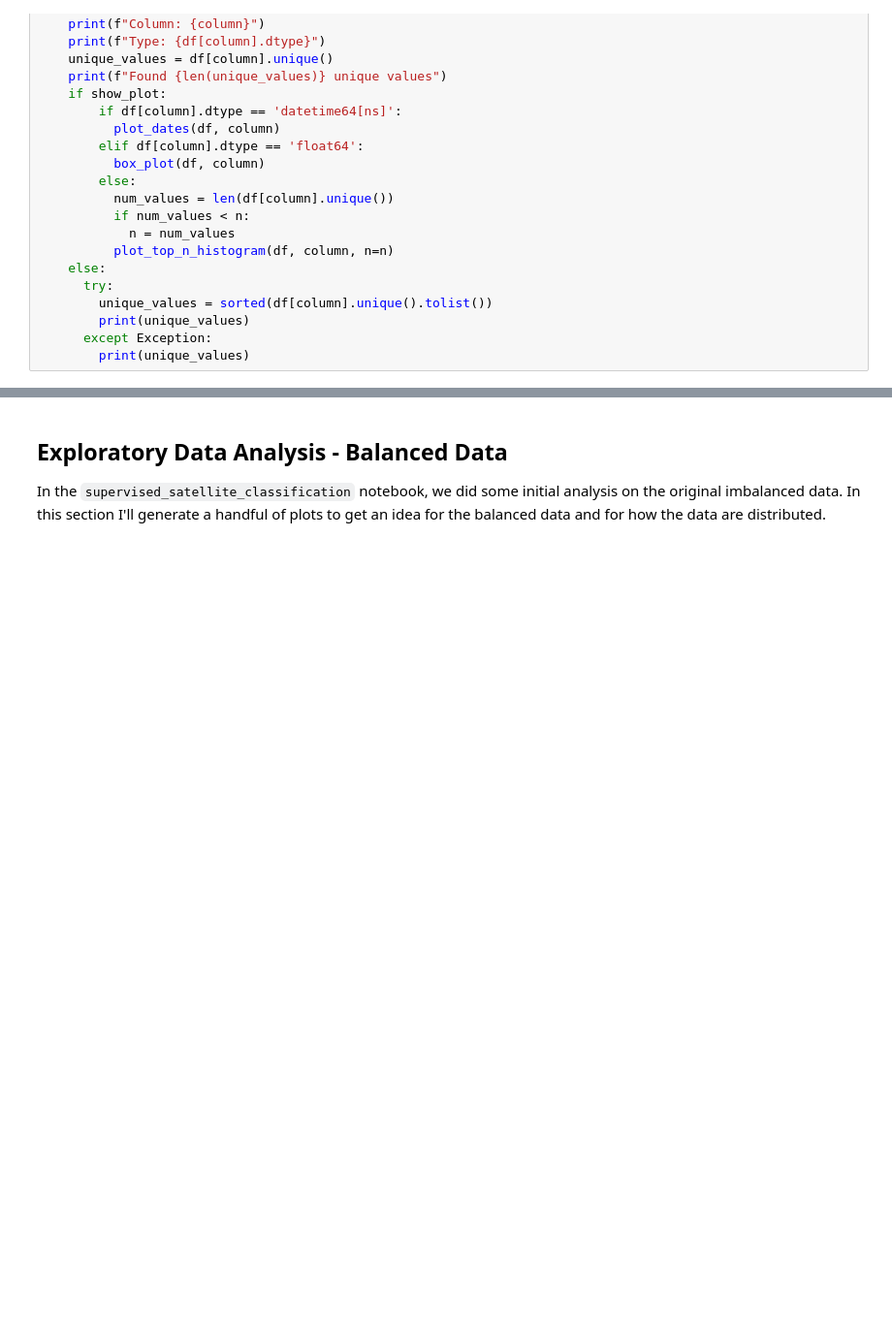
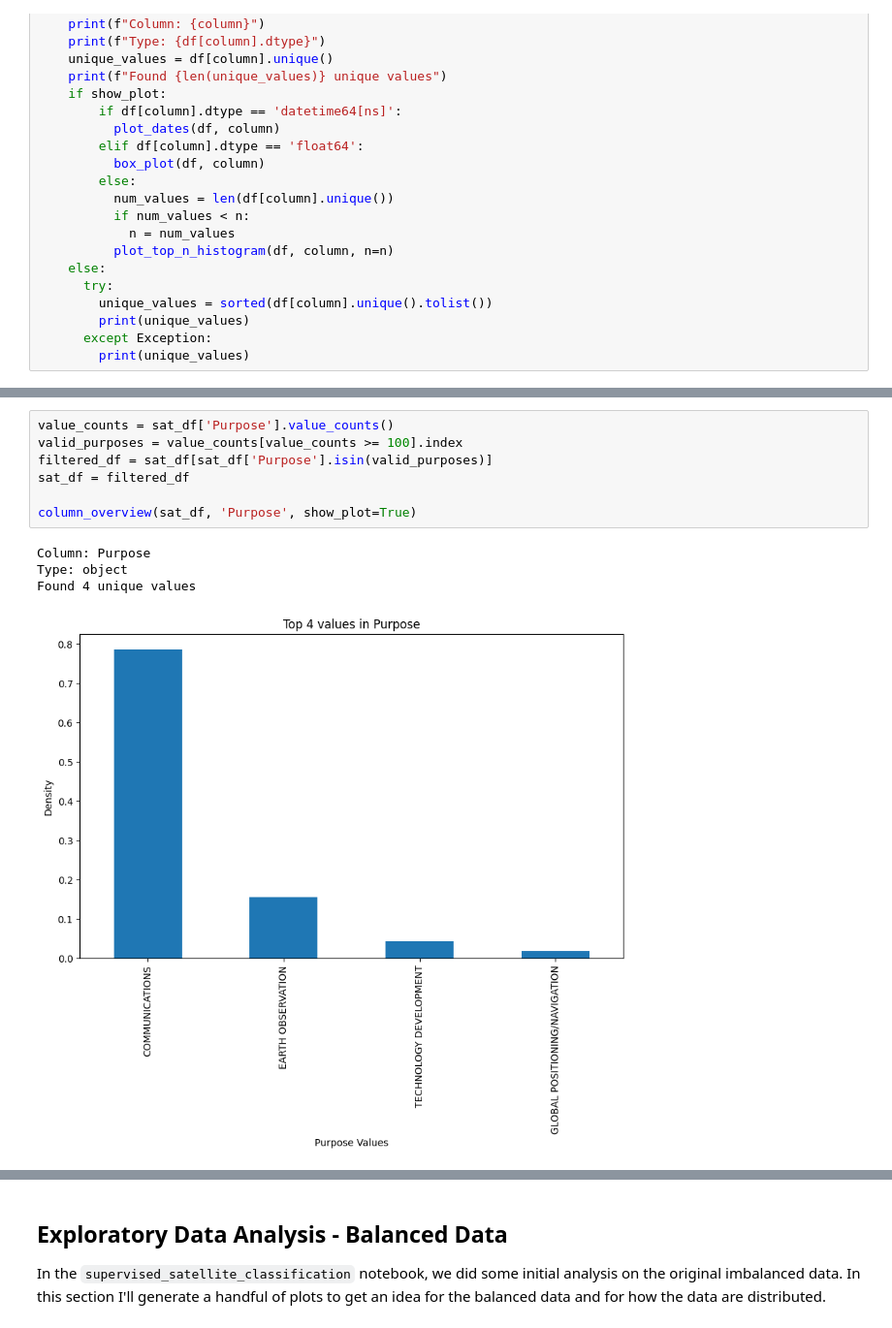
Before and after one commit to iffigueroa/Satellite-Classification, a Jupyter notebook: unsupervised_satellite_classification.ipynb, the cells around one changed output, grey strips where cells are left out. Shown at 97% size. Drawn from its saved outputs; the diff is of its cells as text; blank space fills up the shorter version.

```diff
--- a/unsupervised_satellite_classification.ipynb
+++ b/unsupervised_satellite_classification.ipynb
@@ -124,3 +148,15 @@ def column_overview(df: pd.DataFrame, column: str, show_plot: bool = False, n:in
+# %%
+value_counts = sat_df['Purpose'].value_counts()
+valid_purposes = value_counts[value_counts >= 100].index
+filtered_df = sat_df[sat_df['Purpose'].isin(valid_purposes)]
+sat_df = filtered_df
+
+column_overview(sat_df, 'Purpose', show_plot=True)
+# %% [output]
+Column: Purpose
+Type: object
+Found 4 unique values
+[figure, added]
 # %% [markdown]
 ## Handling Imbalanced Data
 
```
Also changed, not shown: parts of 16 cells of this notebook.
